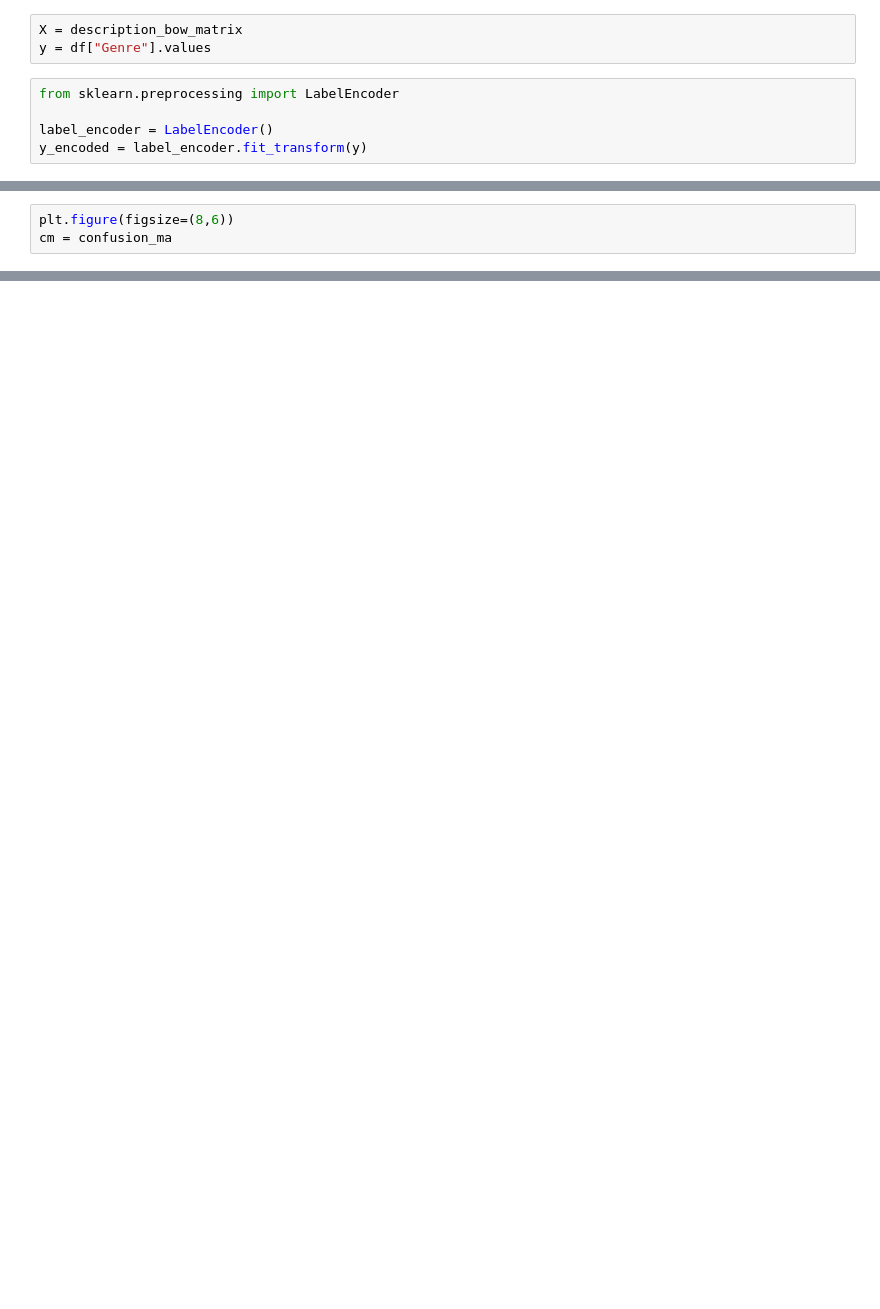
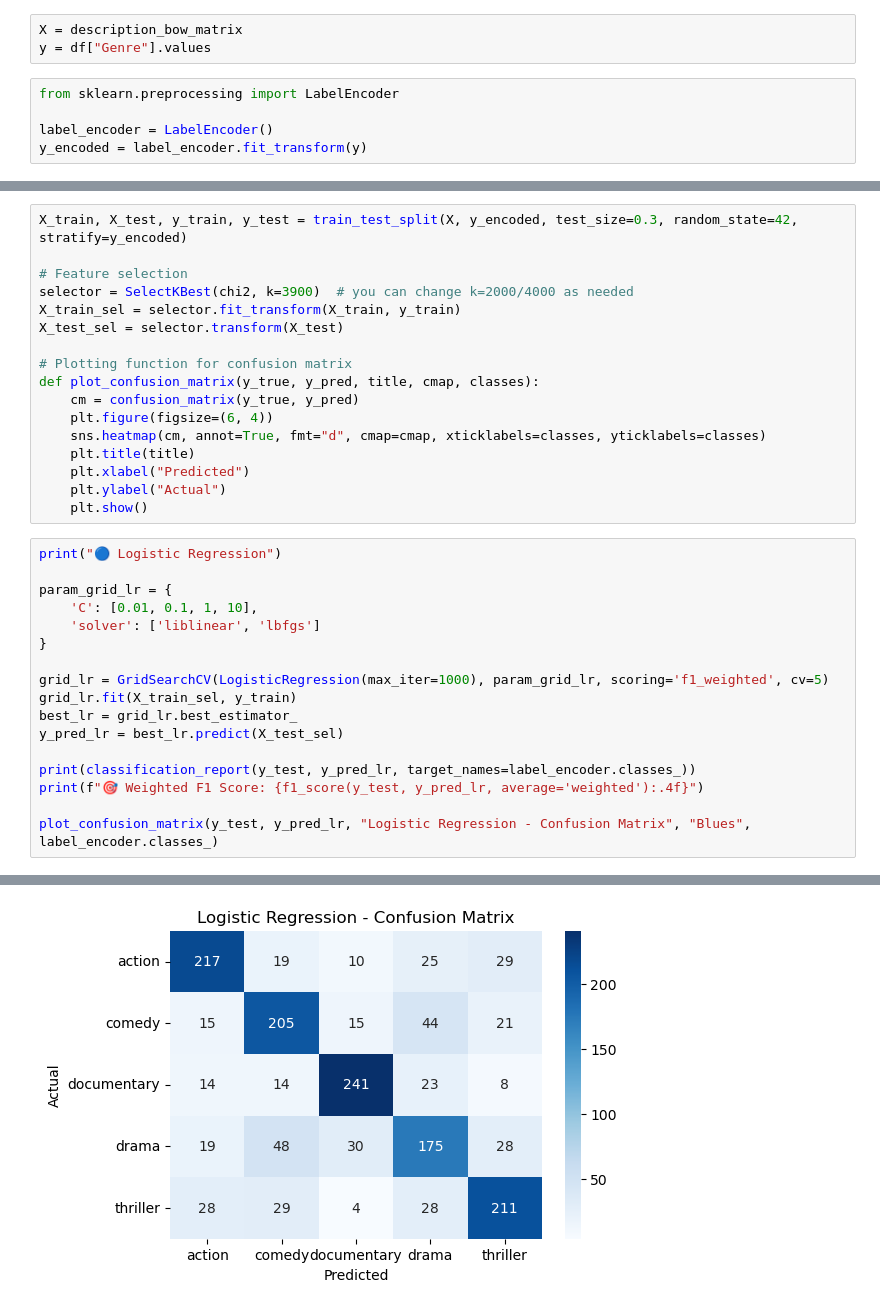
Before and after one commit to alduingae/AA-Assignment2, a Jupyter notebook: AA_ASSIGNMENT2_PERSONAL.ipynb, the cells around one changed output, grey strips where cells are left out. Drawn from its saved outputs; the diff is of its cells as text; blank space fills up the shorter version.

```diff
--- a/AA_ASSIGNMENT2_PERSONAL.ipynb
+++ b/AA_ASSIGNMENT2_PERSONAL.ipynb
@@ -703,3 +655,0 @@ for name, model in models.items():
-# %%
-plt.figure(figsize=(8,6))
-cm = confusion_ma
@@ -705,0 +774,35 @@ cm = confusion_ma
+# %%
+X_train, X_test, y_train, y_test = train_test_split(X, y_encoded, test_size=0.3, random_state=42, stratify=y_encoded)
+
+# Feature selection
+selector = SelectKBest(chi2, k=3900)  # you can change k=2000/4000 as needed
+X_train_sel = selector.fit_transform(X_train, y_train)
+X_test_sel = selector.transform(X_test)
+
+# Plotting function for confusion matrix
+def plot_confusion_matrix(y_true, y_pred, title, cmap, classes):
+    cm = confusion_matrix(y_true, y_pred)
+    plt.figure(figsize=(6, 4))
+    sns.heatmap(cm, annot=True, fmt="d", cmap=cmap, xticklabels=classes, yticklabels=classes)
+    plt.title(title)
+    plt.xlabel("Predicted")
+    plt.ylabel("Actual")
+    plt.show()
+# %%
+print("🔵 Logistic Regression")
+
+param_grid_lr = {
+    'C': [0.01, 0.1, 1, 10],
+    'solver': ['liblinear', 'lbfgs']
+}
+
+grid_lr = GridSearchCV(LogisticRegression(max_iter=1000), param_grid_lr, scoring='f1_weighted', cv=5)
+grid_lr.fit(X_train_sel, y_train)
+best_lr = grid_lr.best_estimator_
+y_pred_lr = best_lr.predict(X_test_sel)
+
+print(classification_report(y_test, y_pred_lr, target_names=label_encoder.classes_))
+print(f"🎯 Weighted F1 Score: {f1_score(y_test, y_pred_lr, average='weighted'):.4f}")
+
+plot_confusion_matrix(y_test, y_pred_lr, "Logistic Regression - Confusion Matrix", "Blues", label_encoder.classes_)
+# %% [output]
@@ -705,0 +823 @@ cm = confusion_ma
+[figure, added]
```
Also changed, not shown: parts of 31 cells of this notebook, 1 other file.
